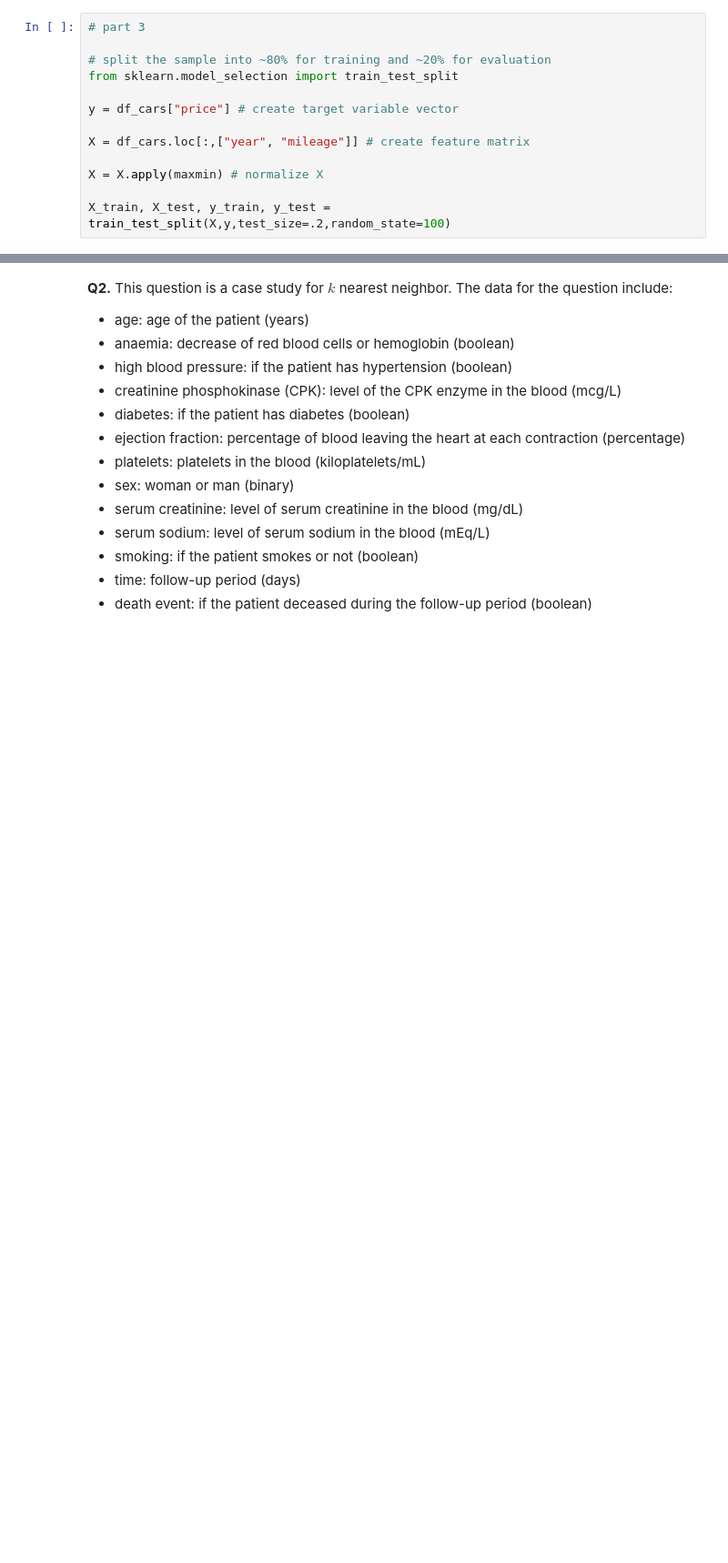
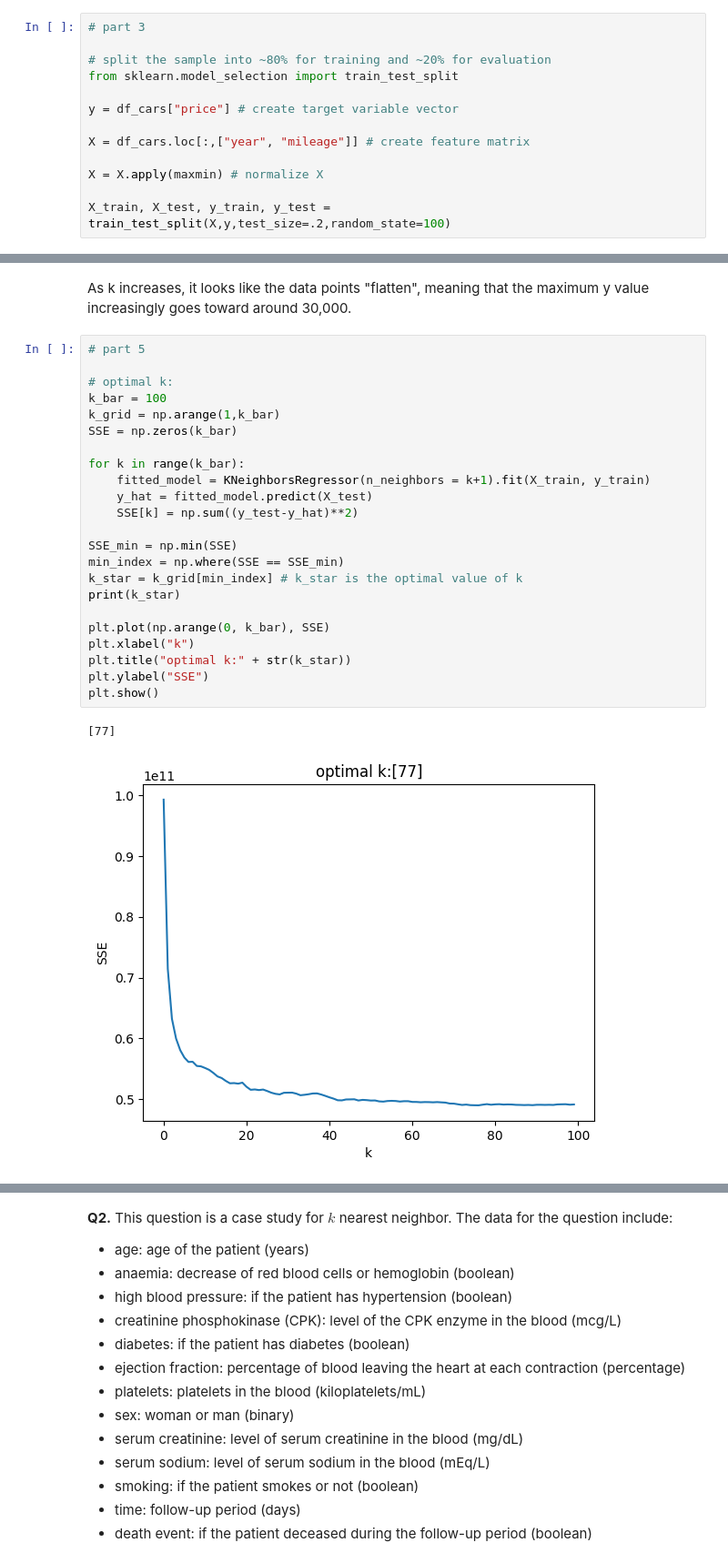
Before and after one commit to jillianhaig/knn, a Jupyter notebook: assignment_knn.ipynb, the cells around one changed output, grey strips where cells are left out. Shown: that part at 91% size. Saved outputs shown, nothing was run; the diff lists cells and outputs as text; blank space fills up the shorter version.

```diff
--- a/assignment_knn.ipynb
+++ b/assignment_knn.ipynb
@@ -85,0 +109,28 @@ X_train, X_test, y_train, y_test = train_test_split(X,y,test_size=.2,random_stat
+# %% [markdown]
+As k increases, it looks like the data points "flatten", meaning that the maximum y value increasingly goes toward around 30,000.
+# %%
+# part 5
+
+# optimal k:
+k_bar = 100
+k_grid = np.arange(1,k_bar)
+SSE = np.zeros(k_bar)
+
+for k in range(k_bar):
+    fitted_model = KNeighborsRegressor(n_neighbors = k+1).fit(X_train, y_train)
+    y_hat = fitted_model.predict(X_test)
+    SSE[k] = np.sum((y_test-y_hat)**2)
+
+SSE_min = np.min(SSE)
+min_index = np.where(SSE == SSE_min)
+k_star = k_grid[min_index] # k_star is the optimal value of k
+print(k_star)
+
+plt.plot(np.arange(0, k_bar), SSE)
+plt.xlabel("k")
+plt.title("optimal k:" + str(k_star))
+plt.ylabel("SSE")
+plt.show()
+# %% [output]
+[77]
+[figure, added]
```
Also changed, not shown: parts of 3 cells of this notebook.
